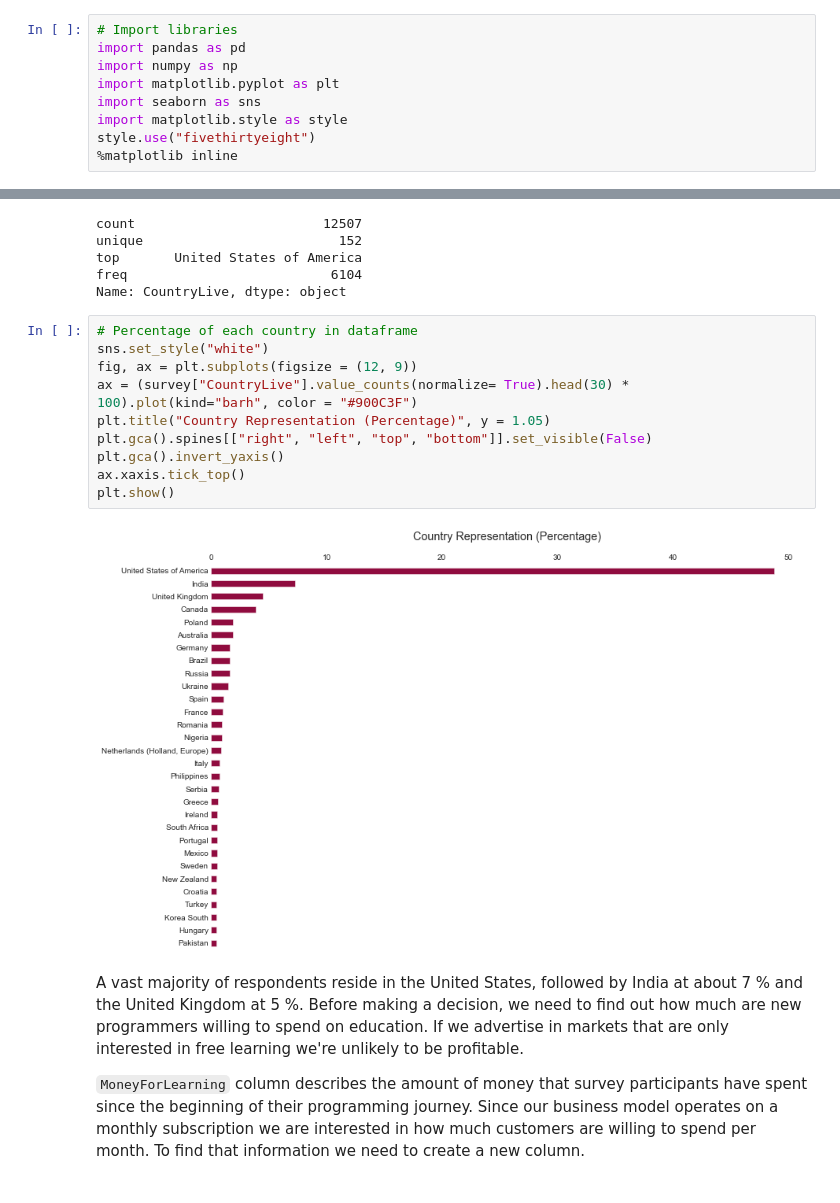
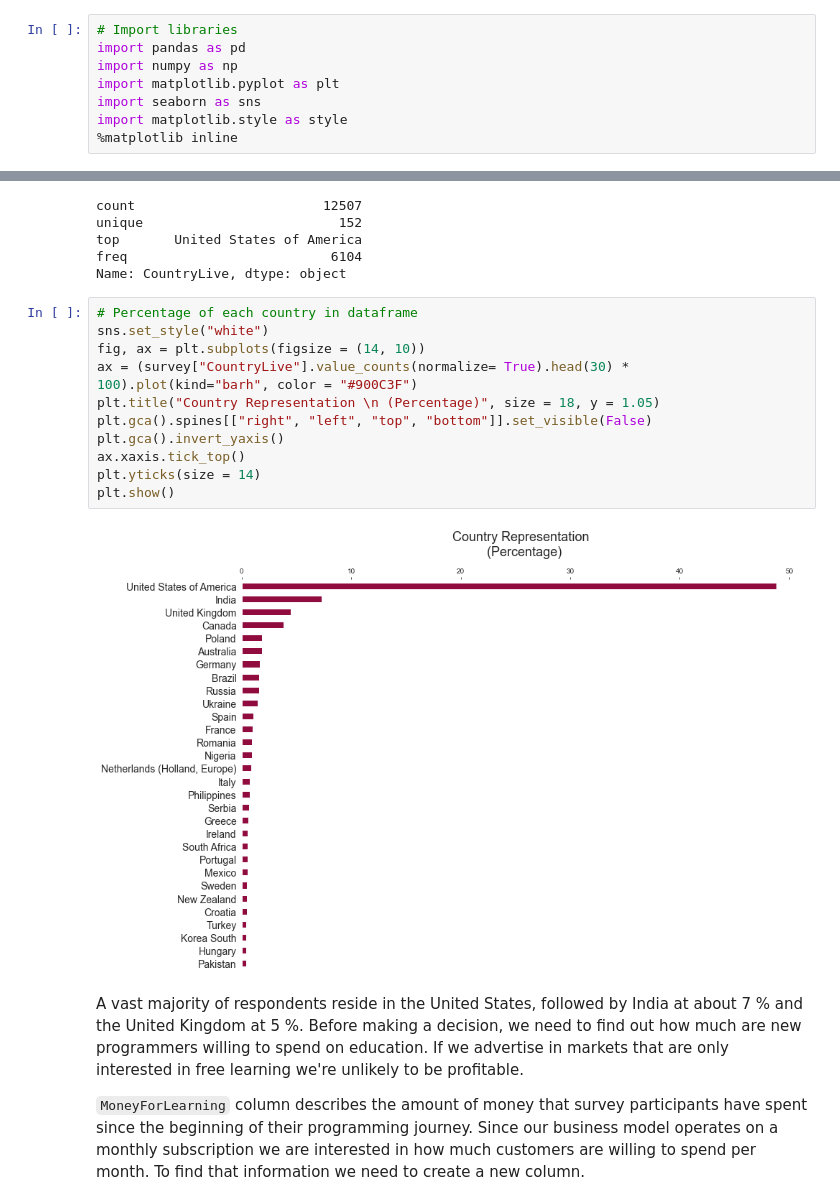
Before and after one commit to paul-trood/Portfolio-Best_Markets_for_Advertising, a Jupyter notebook: coding_survey.ipynb, the cells around one changed output, grey strips where cells are left out. Cells and saved outputs as stored; diff of their text form.

```diff
--- a/coding_survey.ipynb
+++ b/coding_survey.ipynb
@@ -36,7 +36,6 @@ import numpy as np
 import matplotlib.pyplot as plt
 import seaborn as sns
 import matplotlib.style as style
-style.use("fivethirtyeight")
 %matplotlib inline
 # %%
 pd.options.display.max_columns = 150 # to avoid truncated output
@@ -424,15 +423,16 @@ Name: CountryLive, dtype: object
 # %%
 # Percentage of each country in dataframe
 sns.set_style("white")
-fig, ax = plt.subplots(figsize = (12, 9))
+fig, ax = plt.subplots(figsize = (14, 10))
 ax = (survey["CountryLive"].value_counts(normalize= True).head(30) * 100).plot(kind="barh", color = "#900C3F")
-plt.title("Country Representation (Percentage)", y = 1.05)
+plt.title("Country Representation \n (Percentage)", size = 18, y = 1.05)
 plt.gca().spines[["right", "left", "top", "bottom"]].set_visible(False)
 plt.gca().invert_yaxis()
 ax.xaxis.tick_top()
+plt.yticks(size = 14)
 plt.show()
 # %% [output]
-[figure, old version]
+[figure, new version]
 # %% [markdown]
 A vast majority of respondents reside in the United States, followed by India at about 7 % and the United Kingdom at 5 %. Before making a decision, we need to find out how much are new programmers willing to spend on education. If we advertise in markets that are only interested in free learning we're unlikely to be profitable.
 
```
Also changed, not shown: parts of 26 cells of this notebook.
